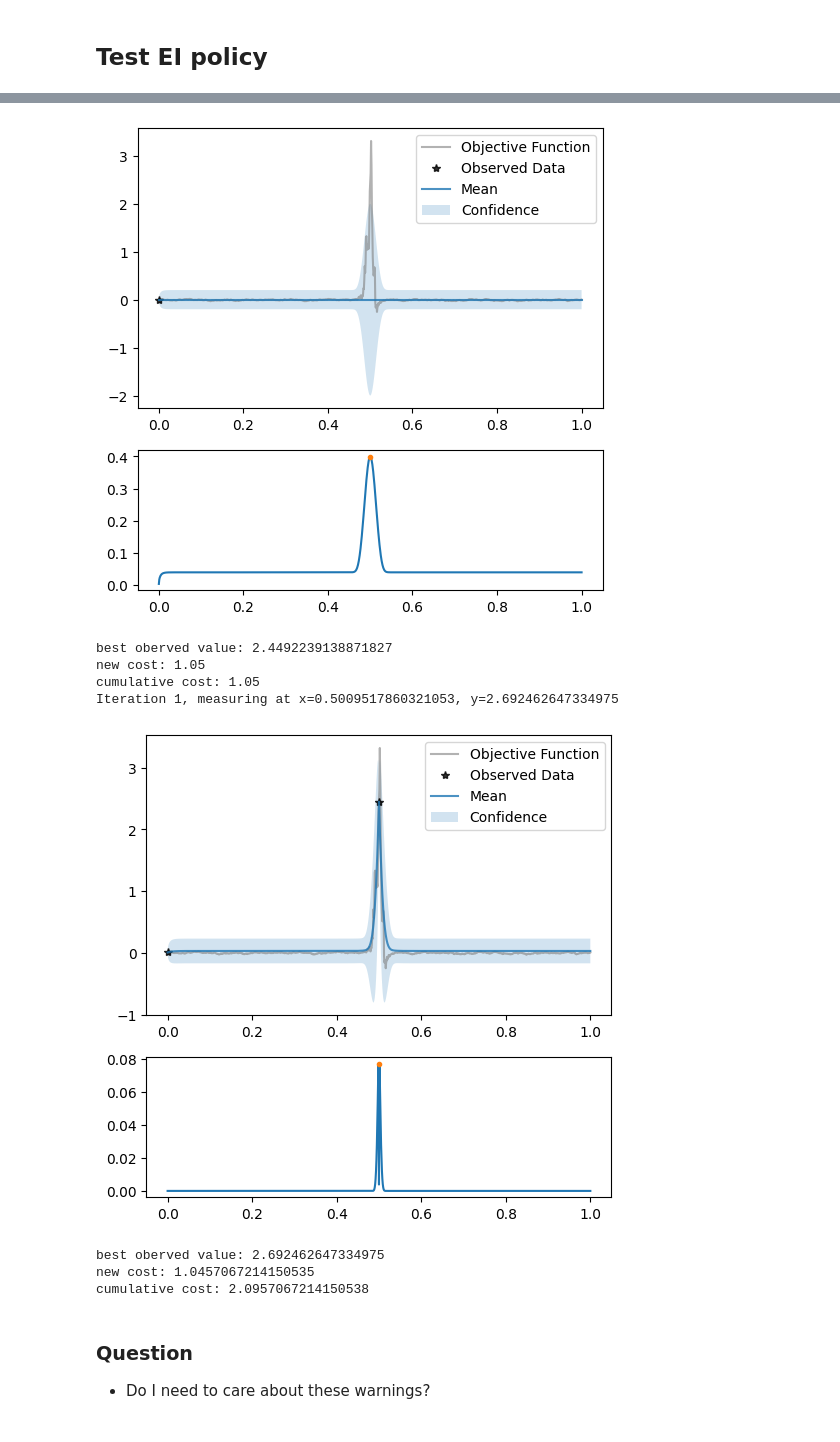
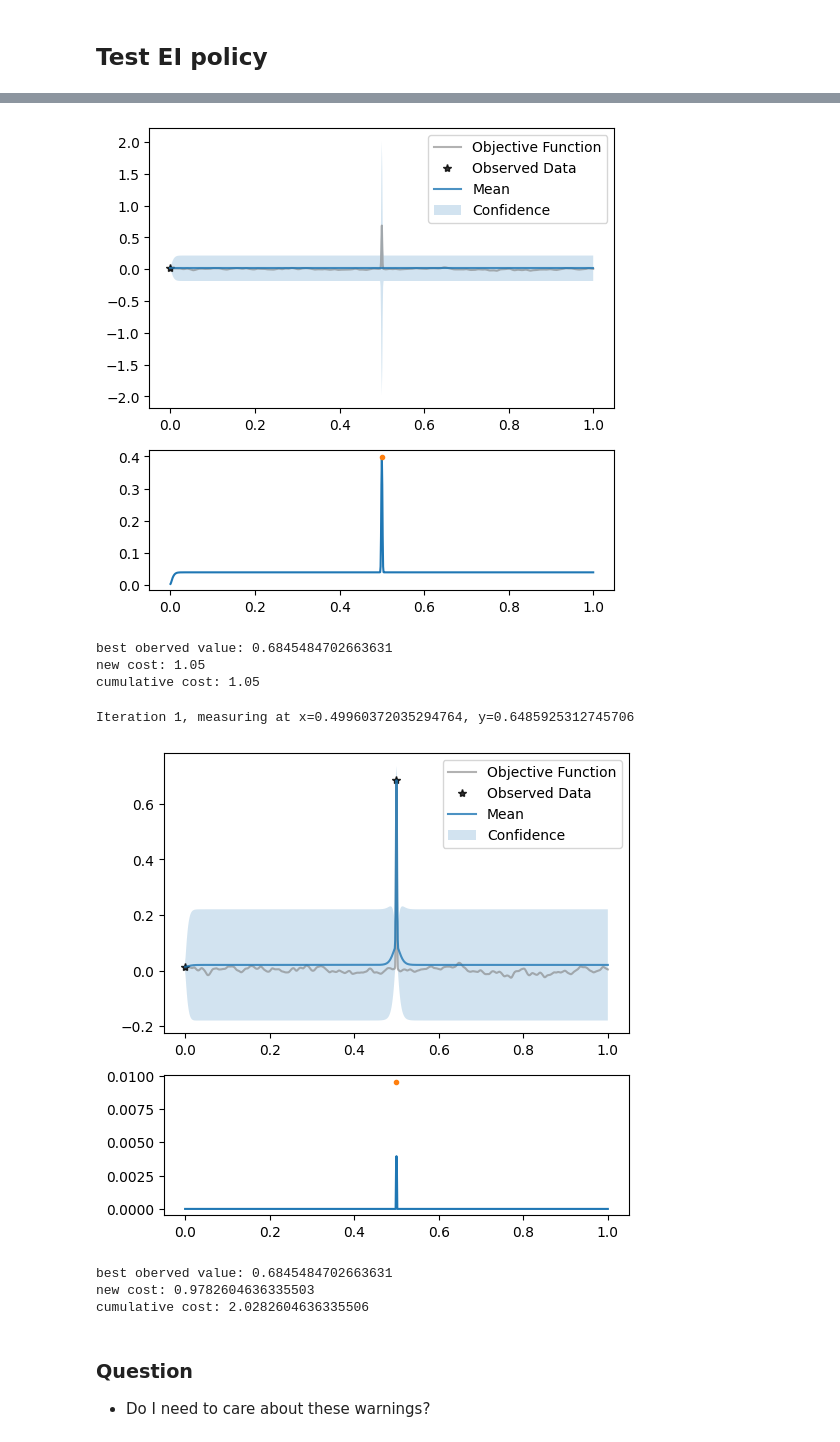
Before and after one commit to QianJaneXie/PandoraBayesOpt, a Jupyter notebook: notebooks/Variable Amplitude.ipynb, the cells around one changed output, grey strips where cells are left out. Cells and saved outputs as stored; diff of their text form; code cells hidden in the pictures.

```diff
--- a/notebooks/Variable Amplitude.ipynb
+++ b/notebooks/Variable Amplitude.ipynb
@@ -16,7 +16,7 @@ import matplotlib.pyplot as plt
 # Define typical small values for epsilon and delta, and a moderate value for K
 epsilon = 0.1
 delta = 0.05
-K = 100  # Number of points excluding the central point
+K = 1000  # Number of points excluding the central point
 
 # Define the functions for the amplitude and the cost
 def amplitude_function(x):
@@ -72,11 +72,11 @@ The objective functions are constructed as sample paths drawn from the Matern ke
 from pandora_bayesopt.utils import create_objective_function
 # Create the objective model
 dim = 1
-nu = 0.5
+nu = 2.5
 lengthscale = 0.01
 outputscale = 1.0
 num_rff_features = 1280
-seed = 42
+seed = 0
 torch.manual_seed(seed)
 matern_sample = create_objective_function(dim=dim, nu=nu, lengthscale=lengthscale, outputscale=outputscale, num_rff_features=num_rff_features)
 def objective_function(x):
@@ -146,6 +147,11 @@ from pandora_bayesopt.utils import fit_gp_model
 # %% [markdown]
 ### Note
 This function can be found in pandora_bayesopt.utils
+# %%
+base_kernel = MaternKernel(nu=nu).double()
+base_kernel.lengthscale = lengthscale
+base_kernel.raw_lengthscale.requires_grad = False
+kernel = VariableAmplitudeKernel(base_kernel, amplitude_function)
 # %% [markdown]
 ### Question
 Instead of setting the kernel inside fit_gp_model with given smoothness and lengthscale parameters, I set the kernel before running the BayesOPT loop so that I can also use fit_gp_model with a standard Matern kernel (base_kernel) for other tasks. However, it seems that if I only set it once, then it would be a different initial kernel when I run another policy. Not sure why this happens. To avoid such issues, I reset it before running every policy.
@@ -183,11 +186,6 @@ EI_cumulative_cost_history = [0]
 i = 0
 
 while True:
-
-    # Set up the kernel
-    base_kernel = MaternKernel(nu=nu).double()
-    base_kernel.lengthscale = torch.tensor([[lengthscale]], dtype=torch.float64)
-    kernel = VariableAmplitudeKernel(base_kernel, amplitude_function)
 
     model = fit_gp_model(x, y, kernel)
 
@@ -245,12 +243,12 @@ Iteration 0, measuring at x=0.4999999999929274, y=2.4492239138871827
-[figure, old version]
+[figure, new version]
-best oberved value: 2.4492239138871827
+best oberved value: 0.6845484702663631
 new cost: 1.05
 cumulative cost: 1.05
-Iteration 1, measuring at x=0.5009517860321053, y=2.692462647334975
+Iteration 1, measuring at x=0.49960372035294764, y=0.6485925312745706
-[figure, old version]
+[figure, new version]
-best oberved value: 2.692462647334975
-new cost: 1.0457067214150535
-cumulative cost: 2.0957067214150538
+best oberved value: 0.6845484702663631
+new cost: 0.9782604636335503
+cumulative cost: 2.0282604636335506
 # %% [markdown]
 ### Question
 - Do I need to care about these warnings?
```
Also changed, not shown: parts of 11 cells of this notebook, 3 other files.
